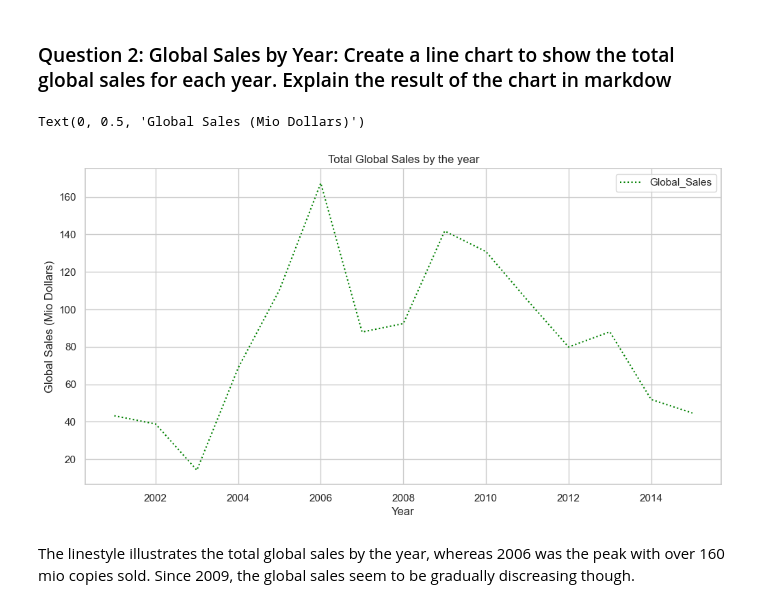
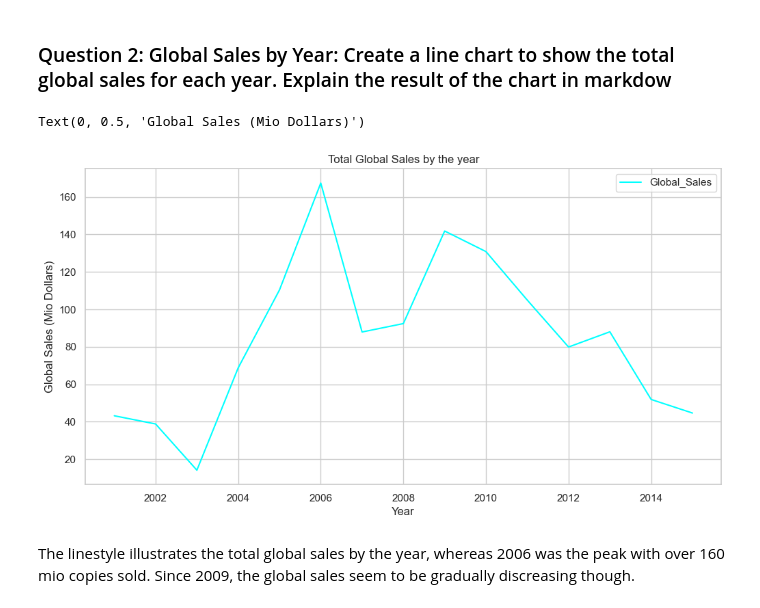
Before and after one commit to Bondi121/Intro-to-numpy, a Jupyter notebook: Treehouse 6 - Final Project/VideoGameSales.ipynb, the cells around one changed output. Drawn from its saved outputs; the diff is of its cells as text; code cells hidden in the pictures.

```diff
--- a/Treehouse 6 - Final Project/VideoGameSales.ipynb
+++ b/Treehouse 6 - Final Project/VideoGameSales.ipynb
@@ -75,11 +75,11 @@ Using a stack column chart is a good way to display the copies sold in the diffe
 ### Question 2: Global Sales by Year: Create a line chart to show the total global sales for each year. Explain the result of the chart in markdow
 # %%
 yearly_global_sales = videogames[['Year', 'Global_Sales']].groupby('Year').sum()
-yearly_global_sales.plot(kind="line", figsize=(12,6), color="green", linestyle="dotted", title= 'Total Global Sales by the year')
+yearly_global_sales.plot(kind="line", figsize=(12,6), color="cyan", linestyle="solid", title= 'Total Global Sales by the year')
 plt.ylabel("Global Sales (Mio Dollars)")
 # %% [output]
 Text(0, 0.5, 'Global Sales (Mio Dollars)')
-[figure, old version]
+[figure, new version]
 # %% [markdown]
 The linestyle illustrates the total global sales by the year, whereas 2006 was the peak with over 160 mio copies sold. Since 2009, the global sales seem to be gradually discreasing though.
 # %% [markdown]
```
Also changed, not shown: parts of 15 cells of this notebook, 13 other files.
